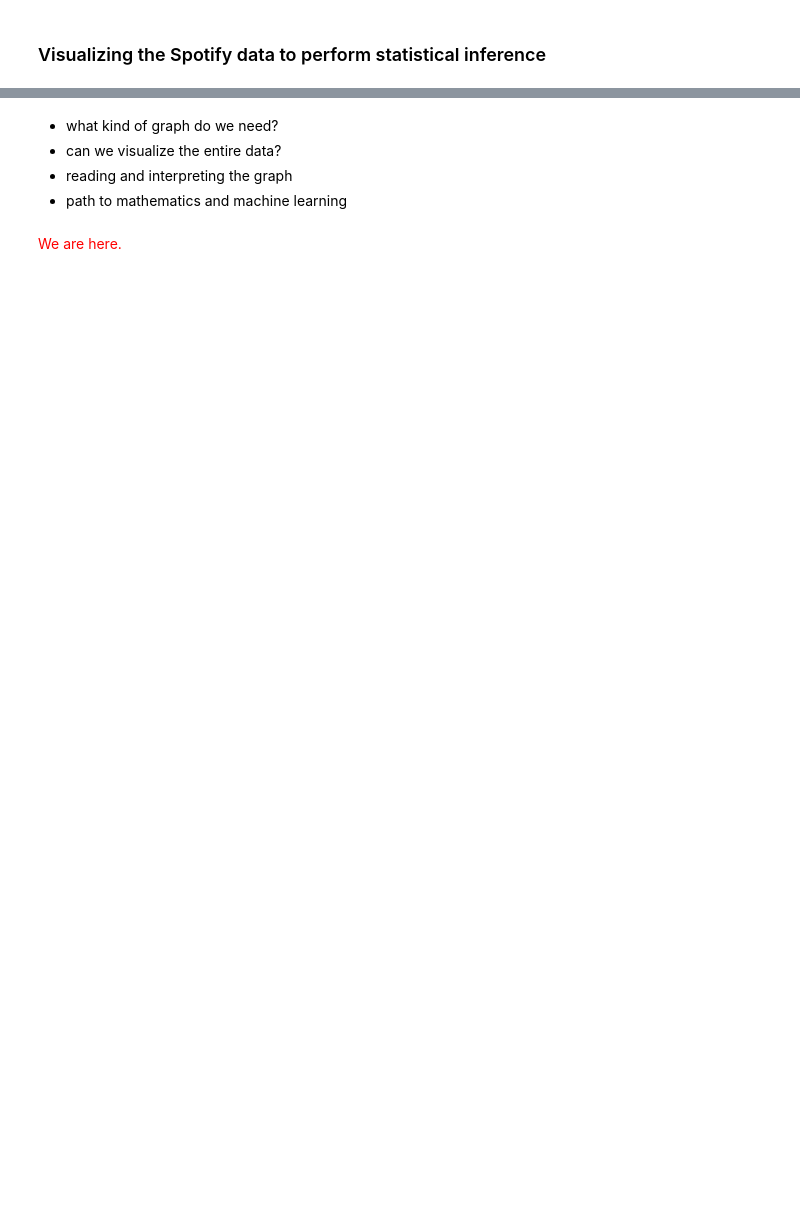
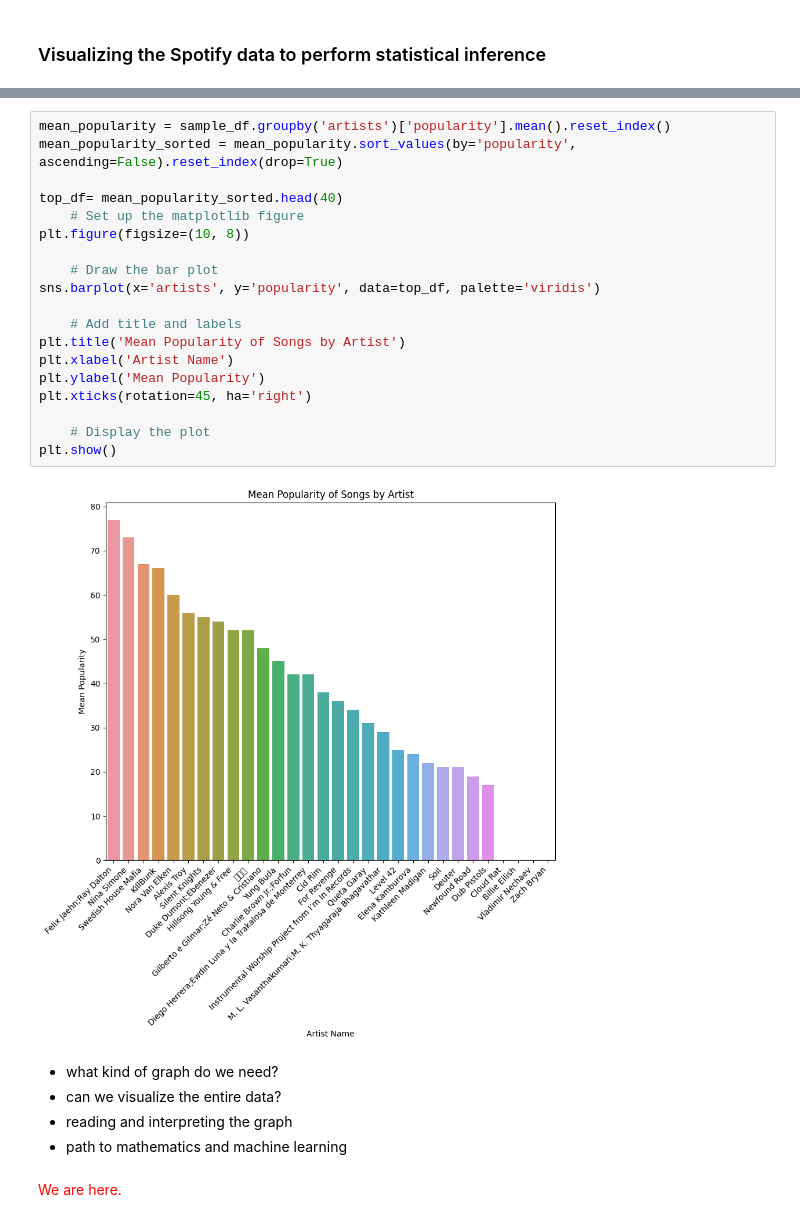
Before and after one commit to HERMES-DKZ/data_challenges_data_carpentries, a Jupyter notebook: data_carpentries/statistical_inference_data_visualization_for_humanities.ipynb, the cells around one changed output, grey strips where cells are left out. Saved outputs shown, nothing was run; the diff lists cells and outputs as text; blank space fills up the shorter version.

```diff
--- a/data_carpentries/statistical_inference_data_visualization_for_humanities.ipynb
+++ b/data_carpentries/statistical_inference_data_visualization_for_humanities.ipynb
@@ -162,3 +237,24 @@ memory usage: 17.5+ MB
+# %%
+mean_popularity = sample_df.groupby('artists')['popularity'].mean().reset_index()
+mean_popularity_sorted = mean_popularity.sort_values(by='popularity', ascending=False).reset_index(drop=True)
+
+top_df= mean_popularity_sorted.head(40)
+    # Set up the matplotlib figure
+plt.figure(figsize=(10, 8))
+
+    # Draw the bar plot
+sns.barplot(x='artists', y='popularity', data=top_df, palette='viridis')
+
+    # Add title and labels
+plt.title('Mean Popularity of Songs by Artist')
+plt.xlabel('Artist Name')
+plt.ylabel('Mean Popularity')
+plt.xticks(rotation=45, ha='right')
+
+    # Display the plot
+plt.show()
+# %% [output]
+[figure, added]
 # %% [markdown]
 - what kind of graph do we need?
 - can we visualize the entire data?
```
Also changed, not shown: parts of 9 cells of this notebook, 2 other files.
